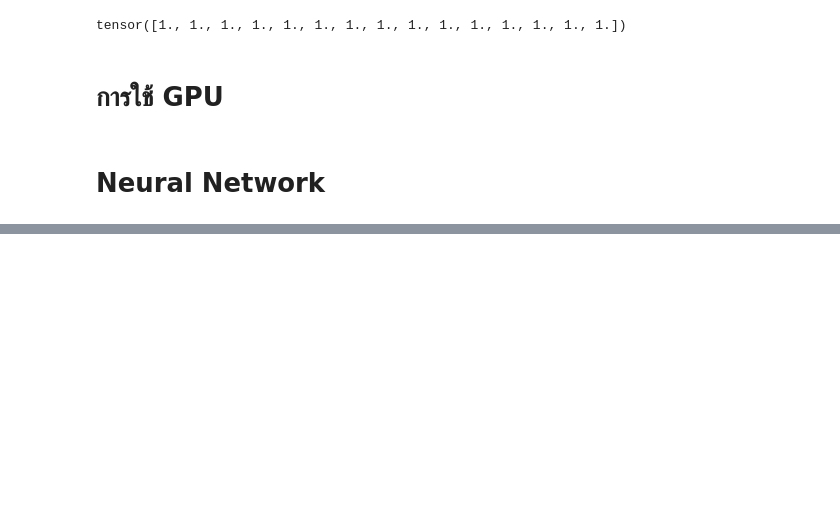
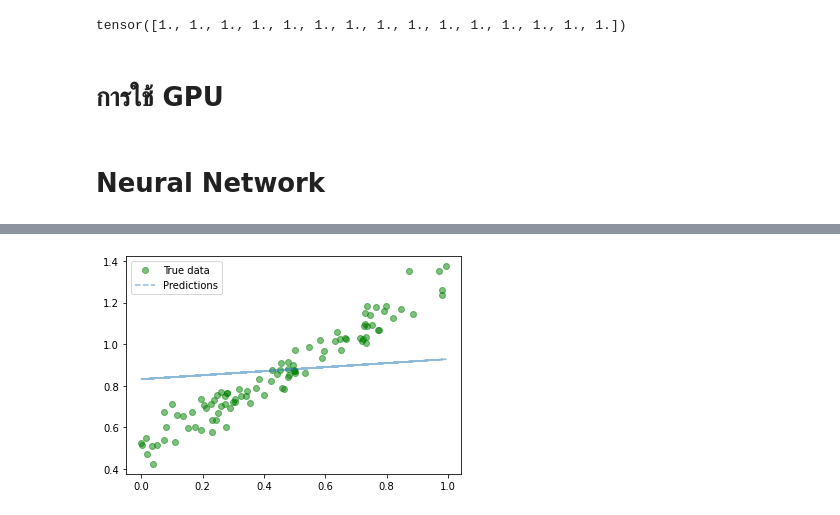
Before and after one commit to CakeNuthep/Pytorch_Learning, a Jupyter notebook: PytorchBegin.ipynb, the cells around one changed output, grey strips where cells are left out. Drawn from its saved outputs; the diff is of its cells as text; code cells hidden in the pictures; blank space fills up the shorter version.

```diff
--- a/PytorchBegin.ipynb
+++ b/PytorchBegin.ipynb
@@ -236,0 +354,11 @@ t = torch.ones(5,3).to(device)
+# %%
+with torch.no_grad(): # we don't need gradients in the testing phase
+        predicted = model(x_train.to(device)).cpu()
+
+plt.clf()
+plt.plot(x_train, y_train, 'go', label='True data', alpha=0.5)
+plt.plot(x_train, predicted, '--', label='Predictions', alpha=0.5)
+plt.legend(loc='best')
+plt.show()
+# %% [output]
+[figure, added]
```
Also changed, not shown: parts of 11 cells of this notebook.
